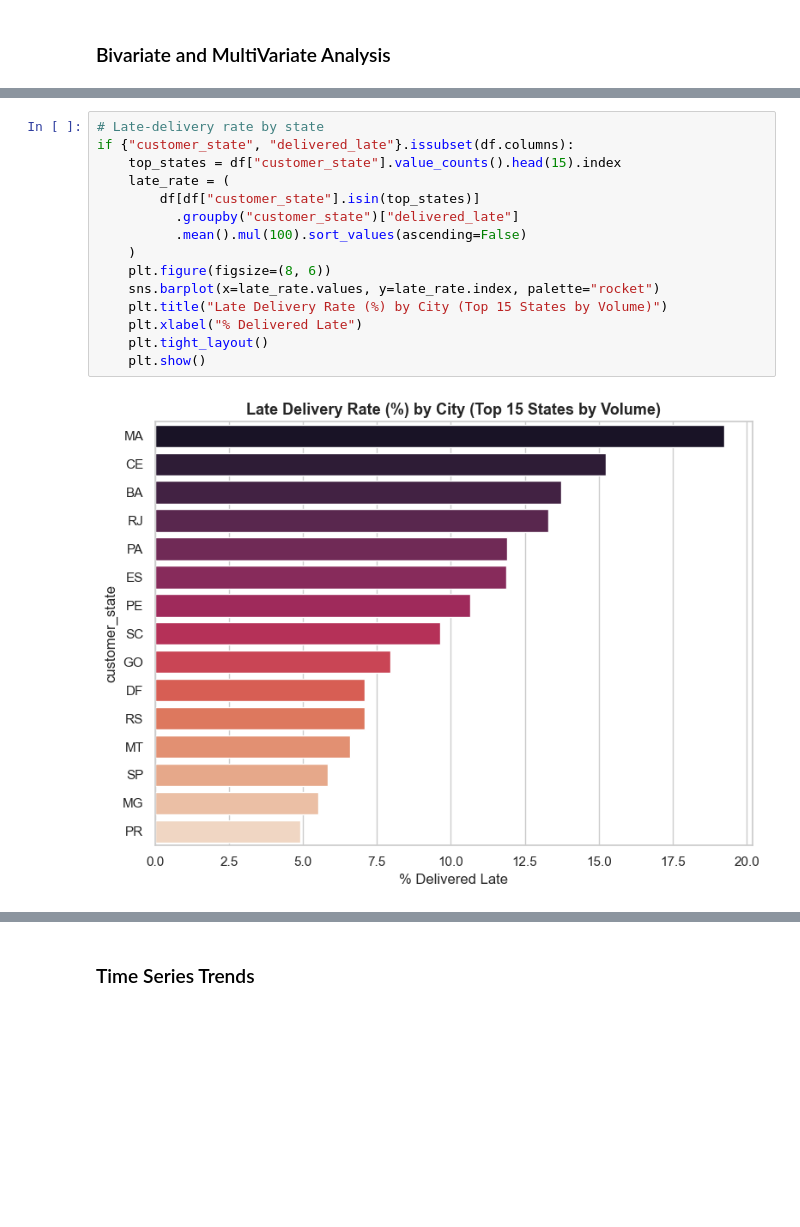
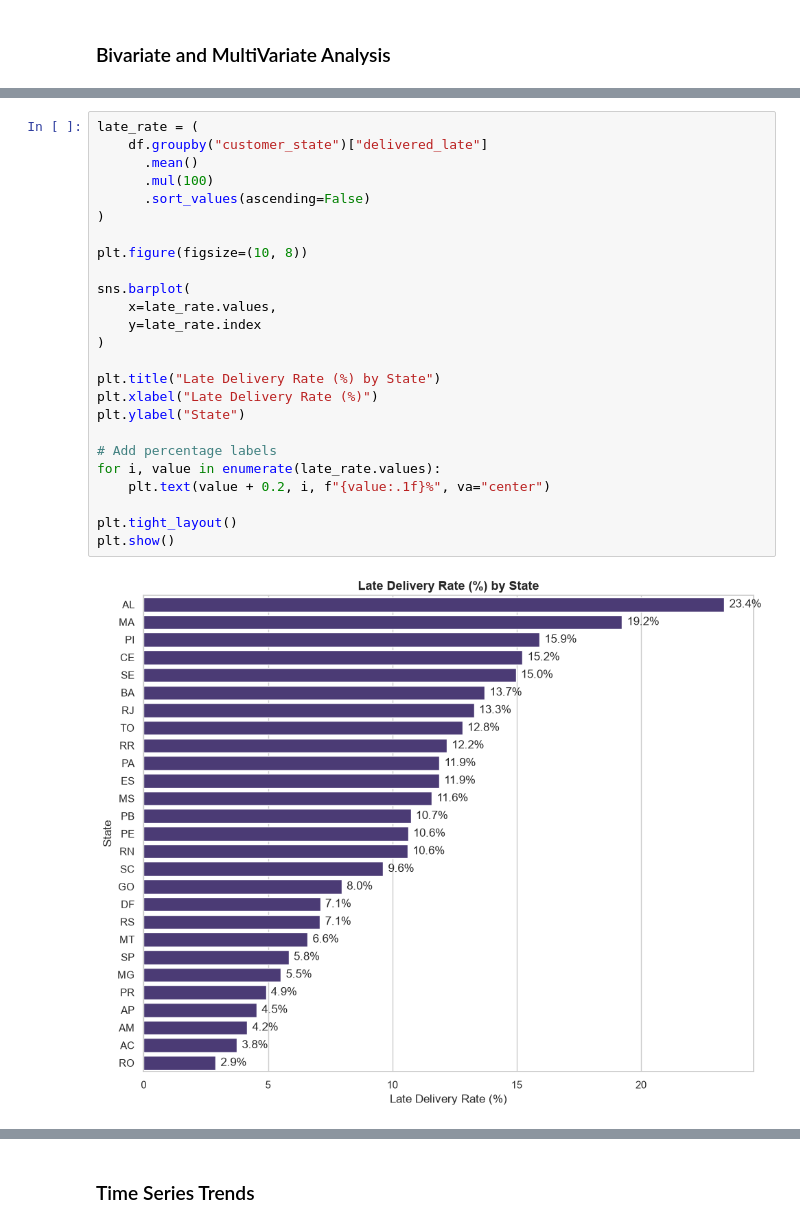
Before and after one commit to Hiteshpanghal900/ecommerce-visual-analytics, a Jupyter notebook: EDA/eda_orders.ipynb, the cells around one changed output, grey strips where cells are left out. Saved outputs shown, nothing was run; the diff lists cells and outputs as text; blank space fills up the shorter version.

```diff
--- a/EDA/eda_orders.ipynb
+++ b/EDA/eda_orders.ipynb
@@ -420,21 +438,31 @@ if {"customer_state", "total_delivery_days_capped"}.issubset(df.columns):
 [figure]
 # %%
-# Late-delivery rate by state
-if {"customer_state", "delivered_late"}.issubset(df.columns):
-    top_states = df["customer_state"].value_counts().head(15).index
-    late_rate = (
-        df[df["customer_state"].isin(top_states)]
-          .groupby("customer_state")["delivered_late"]
-          .mean().mul(100).sort_values(ascending=False)
-    )
-    plt.figure(figsize=(8, 6))
-    sns.barplot(x=late_rate.values, y=late_rate.index, palette="rocket")
-    plt.title("Late Delivery Rate (%) by City (Top 15 States by Volume)")
-    plt.xlabel("% Delivered Late")
-    plt.tight_layout()
-    plt.show()
+late_rate = (
+    df.groupby("customer_state")["delivered_late"]
+      .mean()
+      .mul(100)
+      .sort_values(ascending=False)
+)
+
+plt.figure(figsize=(10, 8))
+
+sns.barplot(
+    x=late_rate.values,
+    y=late_rate.index
+)
+
+plt.title("Late Delivery Rate (%) by State")
+plt.xlabel("Late Delivery Rate (%)")
+plt.ylabel("State")
+
+# Add percentage labels
+for i, value in enumerate(late_rate.values):
+    plt.text(value + 0.2, i, f"{value:.1f}%", va="center")
+
+plt.tight_layout()
+plt.show()
 # %% [output]
-[figure, old version]
+[figure, new version]
 # %%
 # Late-delivery rate by state
 if {"customer_city", "delivered_late"}.issubset(df.columns):
```
Also changed, not shown: parts of 22 cells of this notebook, 16 other files.
